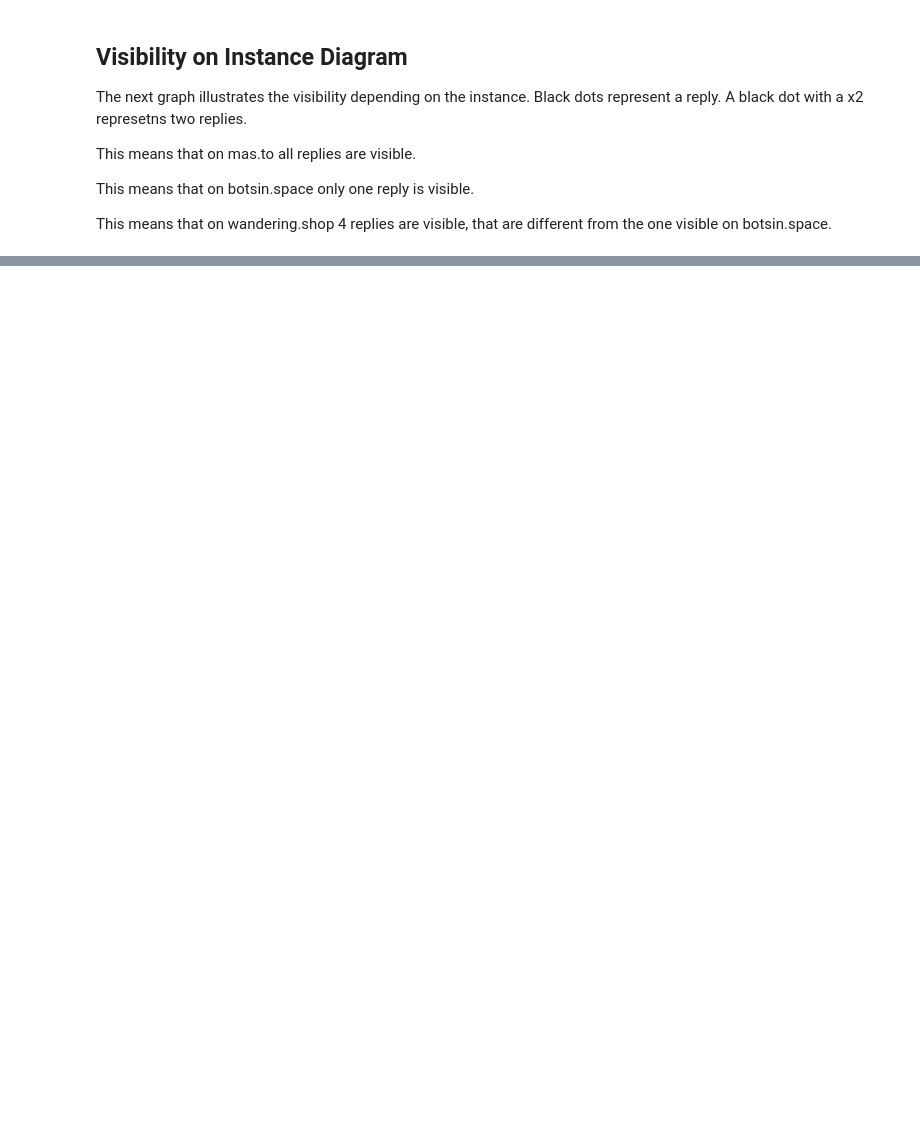
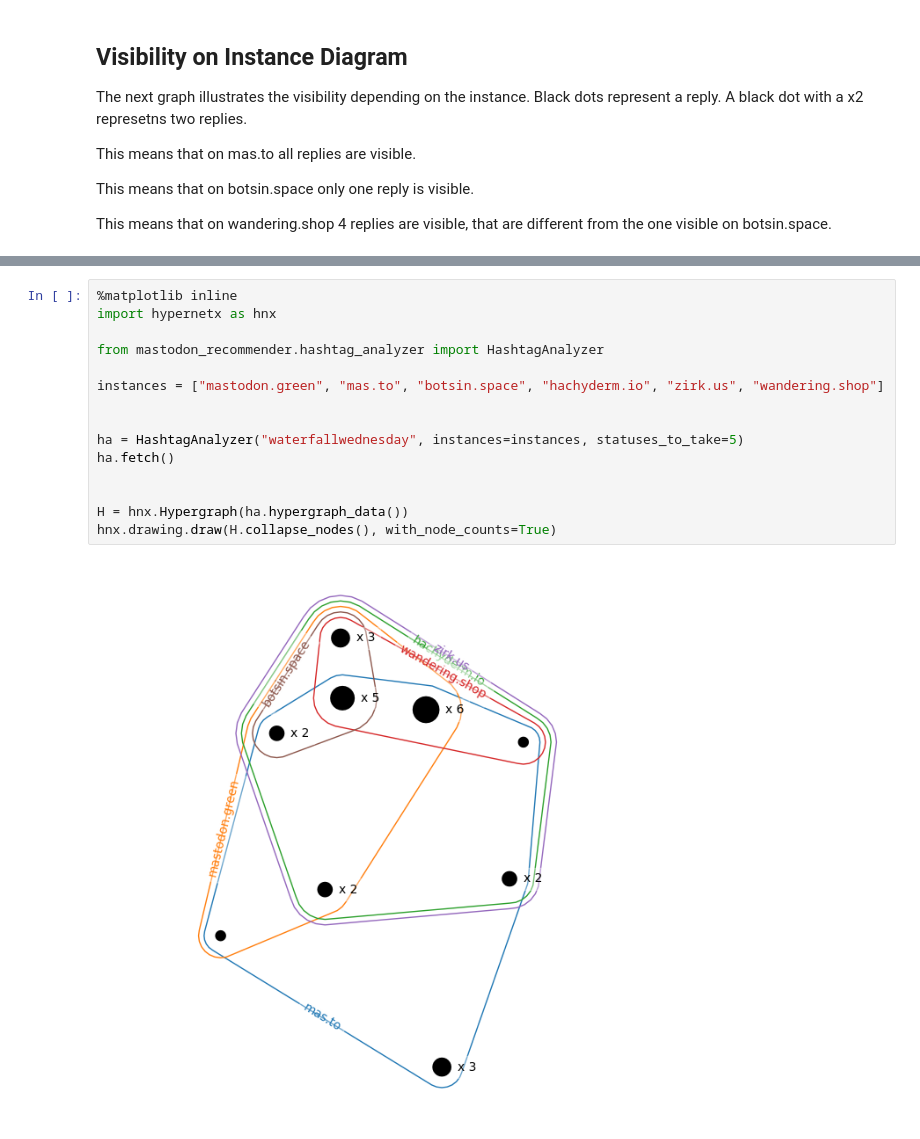
Before and after one commit to HelgeKrueger/mastodon_recommender, a Jupyter notebook: hypergraph.ipynb, the cells around one changed output, grey strips where cells are left out. Cells and saved outputs as stored; diff of their text form; blank space fills up the shorter version.

Commit message:
Add functionality to create a Visibility on Instance Diagram for Hashtags

```diff
--- a/hypergraph.ipynb
+++ b/hypergraph.ipynb
@@ -79,0 +84,17 @@ hnx.drawing.draw(H.collapse_nodes(), with_node_counts=True)
+# %%
+%matplotlib inline
+import hypernetx as hnx
+
+from mastodon_recommender.hashtag_analyzer import HashtagAnalyzer
+
+instances = ["mastodon.green", "mas.to", "botsin.space", "hachyderm.io", "zirk.us", "wandering.shop"]
+
+
+ha = HashtagAnalyzer("waterfallwednesday", instances=instances, statuses_to_take=5)
+ha.fetch()
+
+
+H = hnx.Hypergraph(ha.hypergraph_data())
+hnx.drawing.draw(H.collapse_nodes(), with_node_counts=True)
+# %% [output]
+[figure, added]
```
Also changed, not shown: parts of 4 cells of this notebook, 2 other files.
